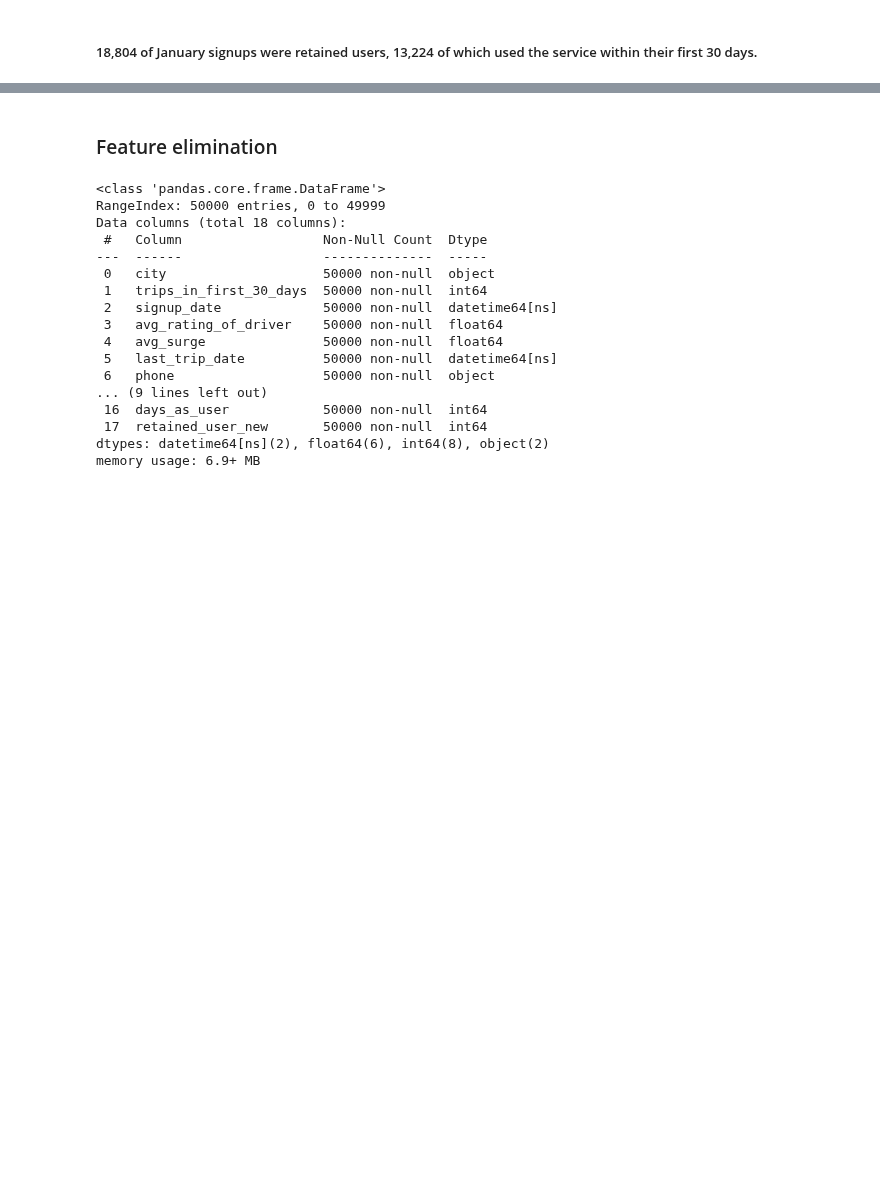
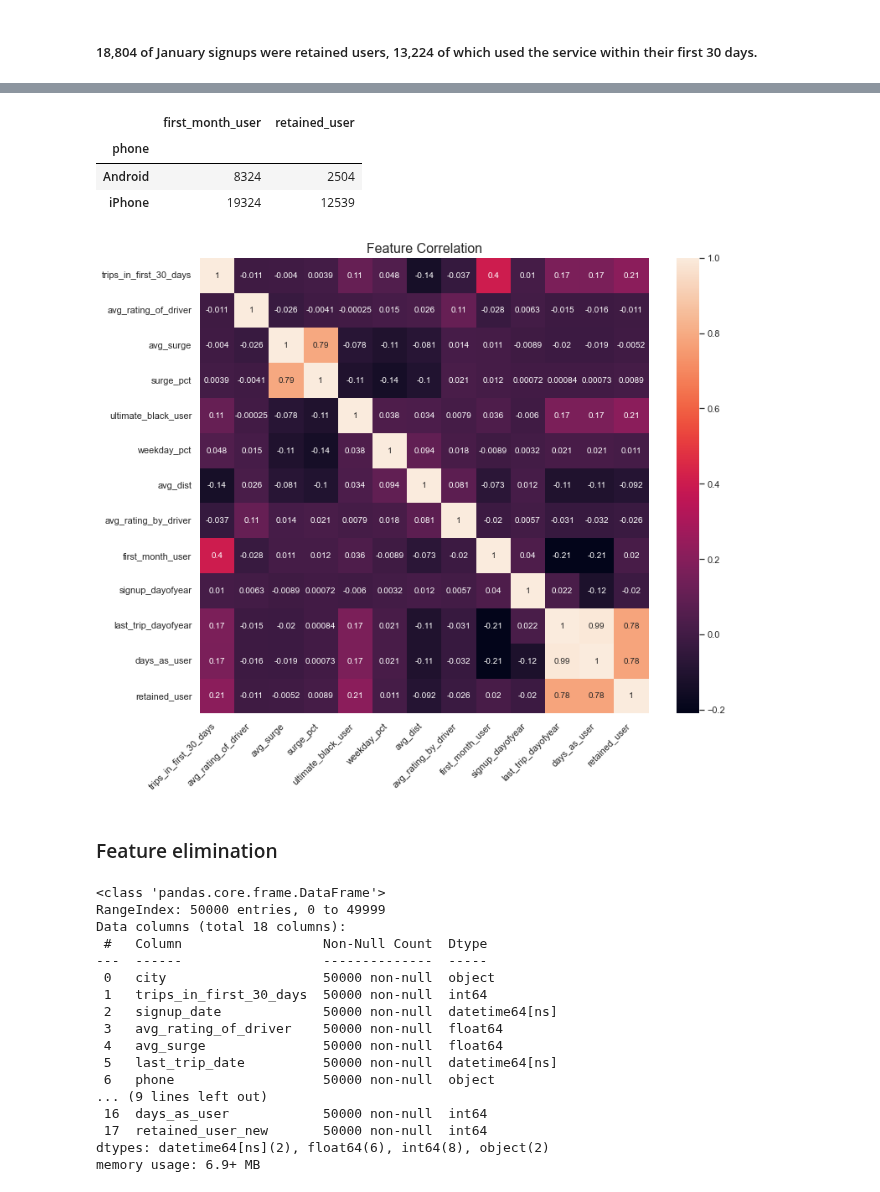
Before and after one commit to tri-bui/ultimate-challenge, a Jupyter notebook: 3-retention_modeling.ipynb, the cells around one changed output, grey strips where cells are left out. Saved outputs shown, nothing was run; the diff lists cells and outputs as text; code cells hidden in the pictures; blank space fills up the shorter version.

Commit message:
Update nb3 eda to use train_df

```diff
--- a/3-retention_modeling.ipynb
+++ b/3-retention_modeling.ipynb
@@ -305,13 +316,20 @@ X_train.groupby('city')[['first_month_user', 'retained_user']].sum()
 # %%
 # Users by phone
-X_train.groupby('phone')[['first_month_user', 'retained_user']].sum()
+train_df.groupby('phone')[['first_month_user', 'retained_user']].sum()
+# %% [output]
+|  | first_month_user | retained_user |
+| phone |  |  |
+| Android | 8324 | 2504 |
+| iPhone | 19324 | 12539 |
 # %%
 # Feature correlation
-corr = X_train.corr()
+corr = train_df.corr()
 plt.figure(figsize=(12, 10))
 sns.heatmap(corr, annot=True)
 plt.title('Feature Correlation', fontsize=16)
 plt.xticks(rotation=45, ha='right');
+# %% [output]
+[figure, added]
 # %% [markdown]
 ### Feature elimination
 # %%
```
Also changed, not shown: parts of 3 cells of this notebook.
